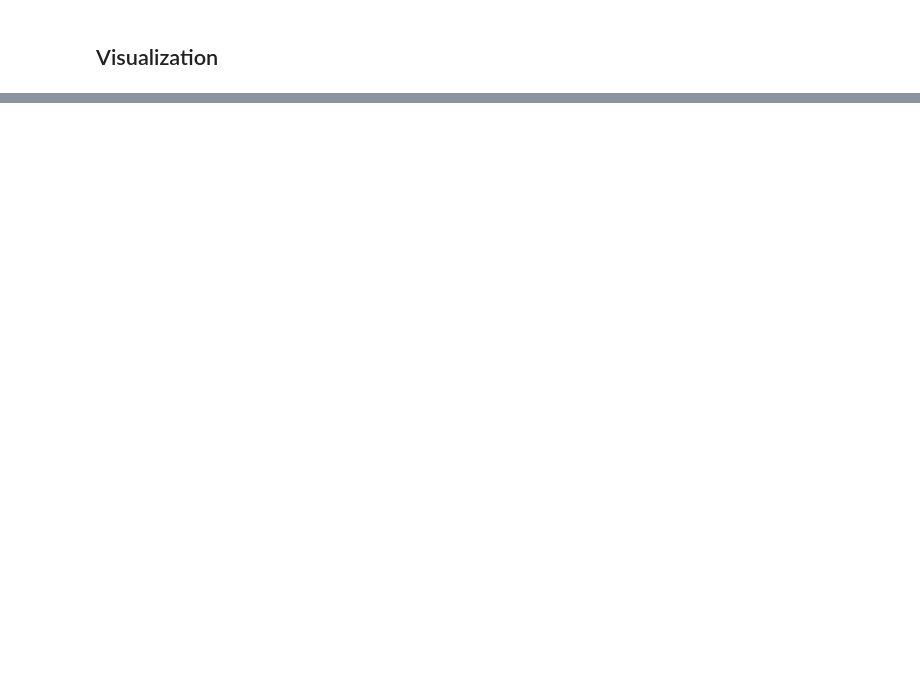
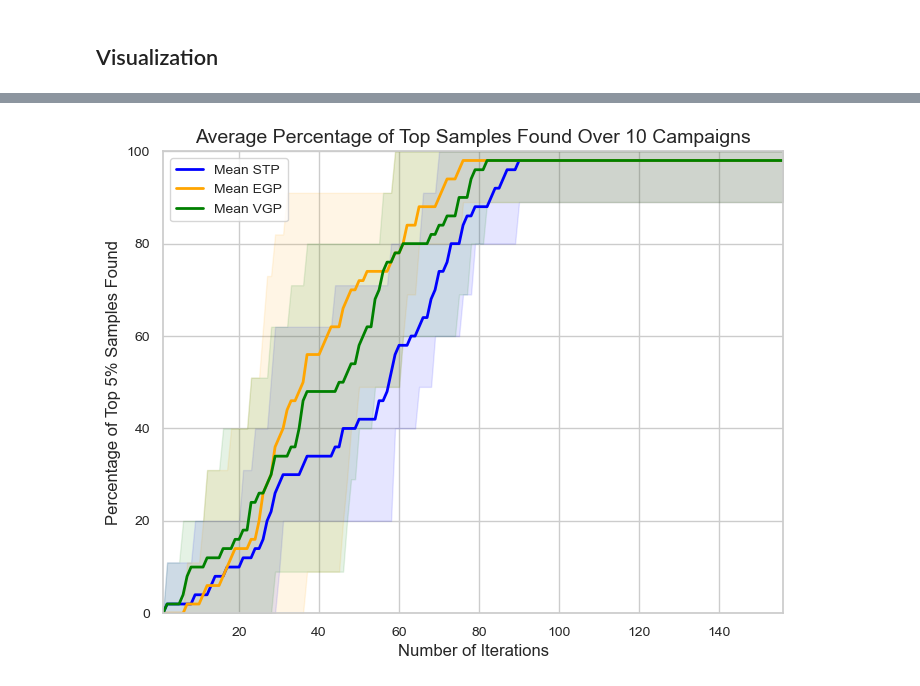
Before and after one commit to standw7/STP-Research, a Jupyter notebook: ResearchFiles/GPvsSTPBenchmarkMinimize.ipynb, the cells around one changed output, grey strips where cells are left out. Drawn from its saved outputs; the diff is of its cells as text; code cells hidden in the pictures; blank space fills up the shorter version.

```diff
--- a/ResearchFiles/GPvsSTPBenchmarkMinimize.ipynb
+++ b/ResearchFiles/GPvsSTPBenchmarkMinimize.ipynb
@@ -173,7 +178,7 @@ dataset = 'Perovskite'
 data = pd.read_csv(f"datasets/{dataset}_dataset.csv")
 
 # merge rows that have the same output values
-data = data.groupby(list(data.columns[:-1])).mean()
+data = data.groupby(list(data.columns[:-1]), as_index=False).mean()
 data = pd.DataFrame(data.reset_index())
 
 # create tensors of the input and output data
@@ -185,16 +190,3 @@ TorchStd = TorchStandardScaler()
 TorchStd.fit(train_x)
 
 total_samples = len(train_y)
-
-indicesSTP = torch.randperm(total_samples)[:num_initial_points]
-indicesEGP = indicesSTP
-indicesVGP = indicesSTP
-
-train_xSTP = train_x[indicesSTP]
-train_ySTP = train_y[indicesSTP]
-train_xEGP = train_xSTP
-train_yEGP = train_ySTP
-train_xVGP = train_xSTP
-train_yVGP = train_ySTP
-initialPoints = train_xSTP
-initialPointsy = train_ySTP
@@ -452,0 +568,78 @@ plt.legend()
+# %%
+num_arrays = len(seedList)
+# Function to dynamically collect arrays
+def collect_arrays(prefix, num_arrays):
+    arrays = []
+    for i in range(num_arrays):
+        array = globals().get(f'{prefix}{i}', None)
+        if array is not None:
+            arrays.append(array)
+    return arrays
+
+# Function to pad arrays with the last element to match the maximum length
+def pad_array(array, max_length):
+    return np.pad(array, (0, max_length - len(array)), 'constant', constant_values=array[-1])
+
+def find_max_length(prefix, num_arrays):
+    arrays = collect_arrays(prefix, num_arrays)
+    return max(len(arr) for arr in arrays)
+
+# Process arrays for each type
+def process_arrays(prefix, num_arrays, max_length):
+    arrays = collect_arrays(prefix, num_arrays)
+    padded_arrays = [pad_array(arr, max_length) for arr in arrays]
+    stack = np.stack(padded_arrays)
+    mean_values = np.mean(stack, axis=0)
+    p5_values = np.percentile(stack, 5, axis=0)
+    p95_values = np.percentile(stack, 95, axis=0)
+    return mean_values, p5_values, p95_values
+
+# Process arrays for STP, EGP, and VGP
+max_length_STP = find_max_length('topSTP', num_arrays)
+max_length_EGP = find_max_length('topEGP', num_arrays)
+max_length_VGP = find_max_length('topVGP', num_arrays)
+max_length = max(max_length_STP, max_length_EGP, max_length_VGP)
+mean_topSTP, p5_topSTP, p95_topSTP = process_arrays('topSTP', num_arrays, max_length)
+mean_topEGP, p5_topEGP, p95_topEGP = process_arrays('topEGP', num_arrays, max_length)
+mean_topVGP, p5_topVGP, p95_topVGP = process_arrays('topVGP', num_arrays, max_length)
+
+# Ensure that the number of iterations matches the longest array length
+max_length = max(max_length_STP, max_length_EGP)
+iterations = np.arange(1, max_length + 1)
+
+
+sns.set(style="whitegrid")
+# Plot the mean and fill between the min and max for each type
+plt.figure(figsize=(8, 6))
+
+# Plot for STP
+sns.lineplot(x=iterations, y=mean_topSTP, label='Mean STP', color='blue', linewidth=2)
+plt.fill_between(iterations, p5_topSTP, p95_topSTP, color='blue', alpha=0.1)
+
+# Plot for EGP
+sns.lineplot(x=iterations, y=mean_topEGP, label='Mean EGP', color='orange', linewidth=2)
+plt.fill_between(iterations, p5_topEGP, p95_topEGP, color='orange', alpha=0.1)
+
+# Plot for VGP
+plt.plot(iterations, mean_topVGP, label='Mean VGP', color='green', linewidth=2)
+plt.fill_between(iterations, p5_topVGP, p95_topVGP, color='green', alpha=0.1)
+
+plt.xlabel('Number of Iterations', fontsize=12)
+plt.ylabel('Percentage of Top 5% Samples Found', fontsize=12)
+plt.title(f'Average Percentage of Top Samples Found Over {num_arrays} Campaigns', fontsize=14)
+plt.legend(fontsize=10, loc='upper left')
+
+# Customize ticks
+plt.xticks(fontsize=10)
+plt.yticks(fontsize=10)
+
+# Adjust axis limits and aspect ratio if needed
+plt.ylim(0, 100)
+plt.xlim(1, max_length)
+
+
+# save the plot
+plt.savefig(f"{dataset}_1top_samples")
+plt.show()
+# %% [output]
+[figure, added]
```
Also changed, not shown: parts of 8 cells of this notebook, 28 other files.
